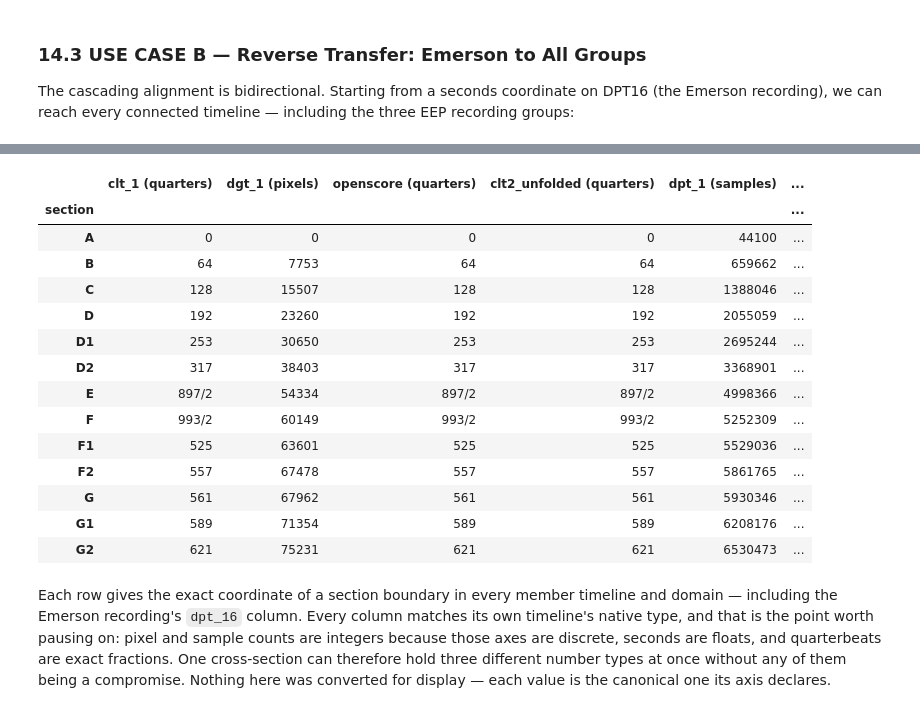
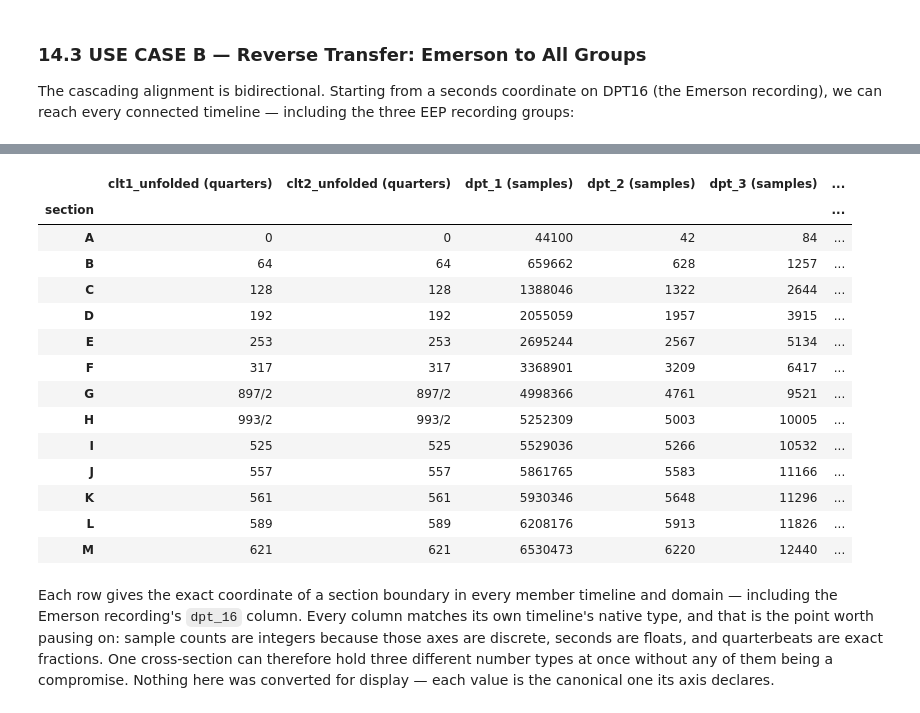
Before and after one commit to TimeToAlign/TimeToAlign, a Jupyter notebook: docs/page/howto/how03_beethoven_multimodal.ipynb, the cells around one changed output, grey strips where cells are left out. Cells and saved outputs as stored; diff of their text form; code cells hidden in the pictures.

```diff
--- a/docs/page/howto/how03_beethoven_multimodal.ipynb
+++ b/docs/page/howto/how03_beethoven_multimodal.ipynb
@@ -516,0 +502,15 @@ len(abc_prepared)  # sounding onsets: untied notes and tie starts
+# %%
+clt1_unfolded = ContinuousLogicalTimeline(
+    length=abc_flow.length, uid="clt1_unfolded", name="ABC v2.6, played through"
+)
+score_group_unfolded = TimelineGroup(
+    id="score_unfolded",
+    name="Score played through",
+    timelines=[clt1_unfolded],
+)
+abc_notes_df = pd.read_csv(ABC_DIR / "n04op18-4_04_unfolded.notes.tsv", sep="\t")
+abc_prepared = prepare_abc_notes_for_matching(abc_notes_df)
+{
+    "played-through length": clt1_unfolded.length,
+    "sounding onsets": len(abc_prepared),  # untied notes and tie starts
+}
@@ -658,0 +651,4 @@ Flow(single: 226 folded -> 224 unfolded, ratio=0.99, 3 sections)
+# %%
+default_flow = clt2.get_flow()
+single_flow = clt2.get_flow("single")
+{"default": default_flow, "single": single_flow}
@@ -674,0 +665,7 @@ ContinuousLogicalTimeline(id='clt2_unfolded', length=1116, unit=quarters, events
+# %%
+clt2_unfolded = ContinuousLogicalTimeline(
+    length=default_flow.length,
+    uid="clt2_unfolded",
+    name="ABC v1.0, played through",
+)
+clt2_unfolded
@@ -1110,0 +1102,6 @@ section_coords
+# %%
+default_map = abc_sections.flow_maps[0]
+section_coords = {}
+for _chunk_id, _placed in zip(default_map.chunks, default_map.resolve(clt1).chunks):
+    section_coords.setdefault(section_names[_chunk_id], _placed.start.value)
+section_coords
@@ -1111,43 +1122,43 @@ section_coords
 # %%
 boundary_rows = []
 for _qb in section_coords.values():
-    _stamp = bundle.get_matchstamp_at(float(_qb), "clt_1", within=members)
+    _stamp = bundle.get_matchstamp_at(_qb, "clt1_unfolded", within=members)
     _row = {}
     for _tl_id in _stamp.present_timelines:
         _coord = _stamp.get_coordinate_for(_tl_id)
         _row[f"{_tl_id} ({_coord.unit})"] = _coord.value
     boundary_rows.append(_row)
 boundary_df = pd.DataFrame(
     boundary_rows,
     index=list(section_coords.keys()),
 )
 boundary_df.index.name = "section"
 boundary_df
 # %% [output]
-|  | clt_1 (quarters) | dgt_1 (pixels) | openscore (quarters) | clt2_unfolded (quarters) | dpt_1 (samples) | ... |
+|  | clt1_unfolded (quarters) | clt2_unfolded (quarters) | dpt_1 (samples) | dpt_2 (samples) | dpt_3 (samples) | ... |
 | section |  |  |  |  |  | ... |
-| A | 0 | 0 | 0 | 0 | 44100 | ... |
-| B | 64 | 7753 | 64 | 64 | 659662 | ... |
-| C | 128 | 15507 | 128 | 128 | 1388046 | ... |
-| D | 192 | 23260 | 192 | 192 | 2055059 | ... |
-| D1 | 253 | 30650 | 253 | 253 | 2695244 | ... |
-| D2 | 317 | 38403 | 317 | 317 | 3368901 | ... |
-| E | 897/2 | 54334 | 897/2 | 897/2 | 4998366 | ... |
-| F | 993/2 | 60149 | 993/2 | 993/2 | 5252309 | ... |
-| F1 | 525 | 63601 | 525 | 525 | 5529036 | ... |
-| F2 | 557 | 67478 | 557 | 557 | 5861765 | ... |
-| G | 561 | 67962 | 561 | 561 | 5930346 | ... |
-| G1 | 589 | 71354 | 589 | 589 | 6208176 | ... |
-| G2 | 621 | 75231 | 621 | 621 | 6530473 | ... |
+| A | 0 | 0 | 44100 | 42 | 84 | ... |
+| B | 64 | 64 | 659662 | 628 | 1257 | ... |
+| C | 128 | 128 | 1388046 | 1322 | 2644 | ... |
+| D | 192 | 192 | 2055059 | 1957 | 3915 | ... |
+| E | 253 | 253 | 2695244 | 2567 | 5134 | ... |
+| F | 317 | 317 | 3368901 | 3209 | 6417 | ... |
+| G | 897/2 | 897/2 | 4998366 | 4761 | 9521 | ... |
+| H | 993/2 | 993/2 | 5252309 | 5003 | 10005 | ... |
+| I | 525 | 525 | 5529036 | 5266 | 10532 | ... |
+| J | 557 | 557 | 5861765 | 5583 | 11166 | ... |
+| K | 561 | 561 | 5930346 | 5648 | 11296 | ... |
+| L | 589 | 589 | 6208176 | 5913 | 11826 | ... |
+| M | 621 | 621 | 6530473 | 6220 | 12440 | ... |
 # %% [markdown]
 Each row gives the exact coordinate of a section boundary in every
 member timeline and domain — including the Emerson recording's `dpt_16`
 column. Every column matches its own timeline's native type, and that is
-the point worth pausing on: pixel and sample counts are integers because
-those axes are discrete, seconds are floats, and quarterbeats are exact
-fractions. One cross-section can therefore hold three different number
-types at once without any of them being a compromise. Nothing here was
-converted for display — each value is the canonical one its axis declares.
+the point worth pausing on: sample counts are integers because those axes are
+discrete, seconds are floats, and quarterbeats are exact fractions. One
+cross-section can therefore hold three different number types at once without
+any of them being a compromise. Nothing here was converted for display — each
+value is the canonical one its axis declares.
 # %% [markdown]
 ## 15. Summary & Key Takeaways
 
```
Also changed, not shown: parts of 56 cells of this notebook, 11 other files.
